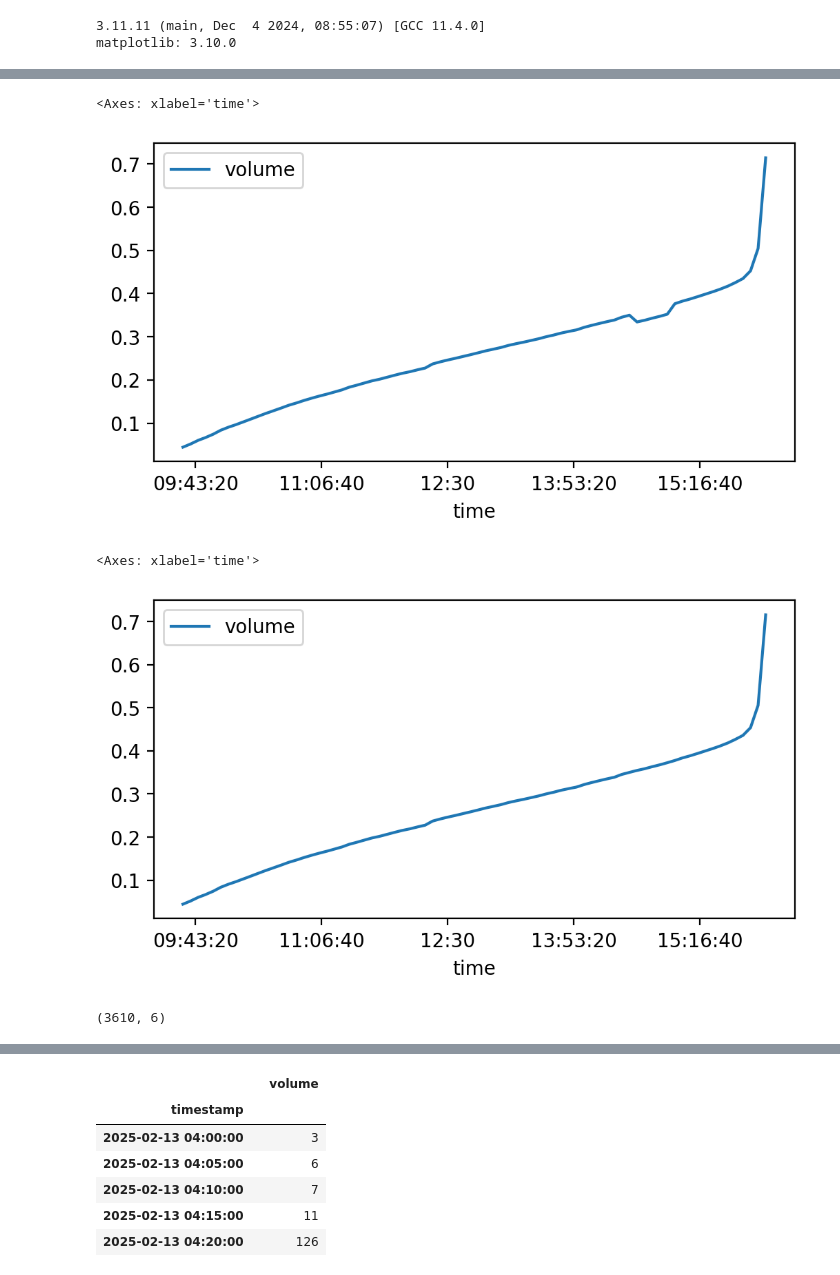
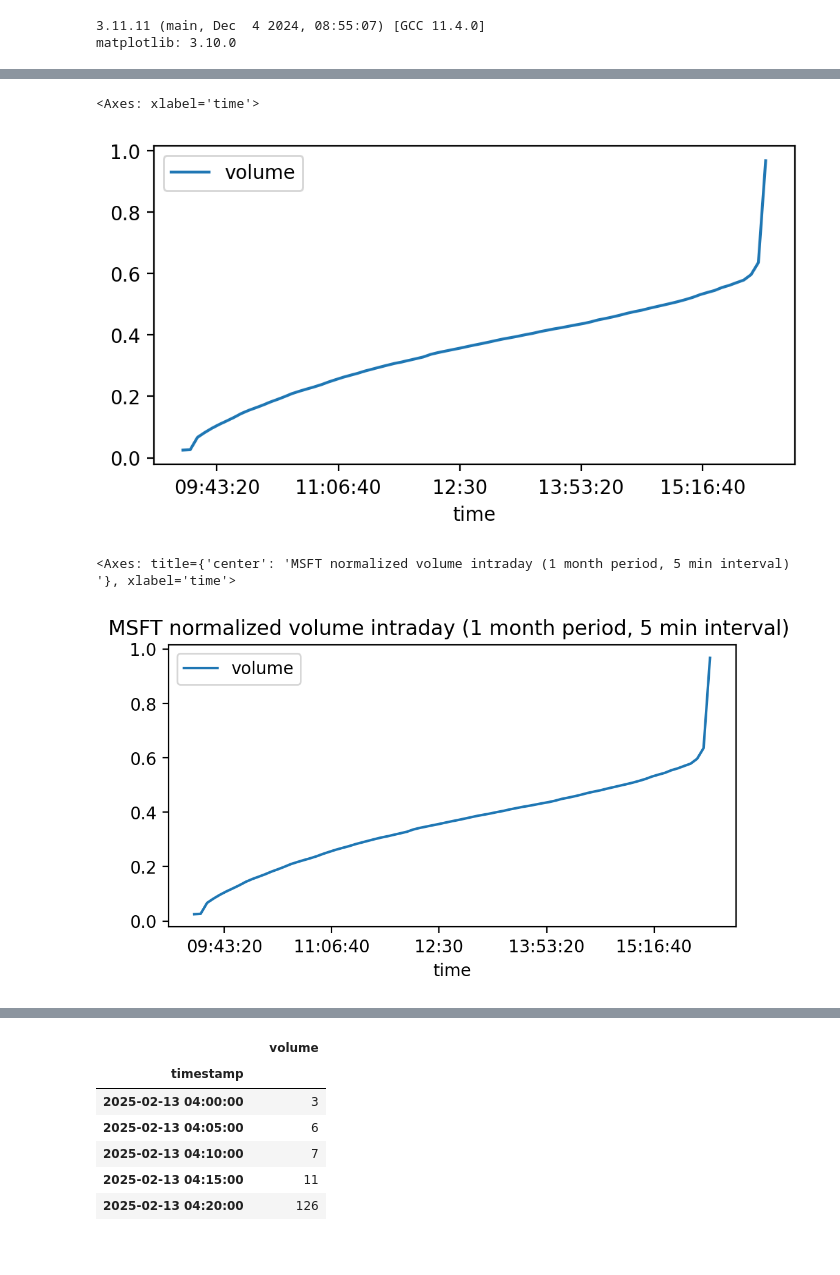
Before and after one commit to upadhyayvivek/MosekPortOpt, a Jupyter notebook: python/notebooks-colab/ch6_transaction_cost.ipynb, the cells around one changed output, grey strips where cells are left out. Saved outputs shown, nothing was run; the diff lists cells and outputs as text; code cells hidden in the pictures.

```diff
--- a/python/notebooks-colab/ch6_transaction_cost.ipynb
+++ b/python/notebooks-colab/ch6_transaction_cost.ipynb
@@ -121,3 +121,5 @@ df.tail()
+# %%
+df['move'] = (df['high'] - df['low']) * 1e4/ df['low']
 # %%
 ll = df[['date','time','volume']].set_index(['date','time']).groupby(level=['date','time']).sum() / df[['date','time','volume']].set_index(['date','time']).groupby(level=0).sum()
 final = ll.groupby(level=0).cumsum()
@@ -131,14 +133,10 @@ final.reset_index()[['time','volume']].groupby(['time']).mean().plot(figsize=(6,
 # %%
-final.reset_index()[['time','volume']].groupby(['time']).mean()[67:-47].plot(figsize=(6,3))
+final.reset_index()[['time','volume']].groupby(['time']).mean()[64:-47].plot(figsize=(6,3))
 # %% [output]
 <Axes: xlabel='time'>
-[figure, old version]
+[figure, new version]
 # %%
-final2.reset_index()[['time','volume']].groupby(['time']).mean()[67:-47].plot(figsize=(6,3))
+final2.reset_index()[['time','volume']].groupby(['time']).mean()[64:-47].plot(figsize=(6,3),title='MSFT normalized volume intraday (1 month period, 5 min interval) ')
 # %% [output]
-<Axes: xlabel='time'>
+<Axes: title={'center': 'MSFT normalized volume intraday (1 month period, 5 min interval) '}, xlabel='time'>
-[figure, old version]
+[figure, new version]
-# %%
-df.shape
-# %% [output]
-(3610, 6)
```
Also changed, not shown: parts of 5 cells of this notebook.
